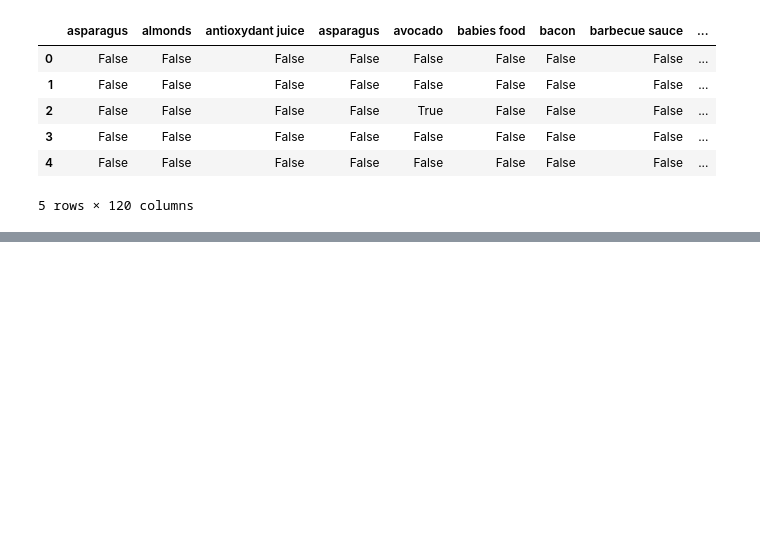
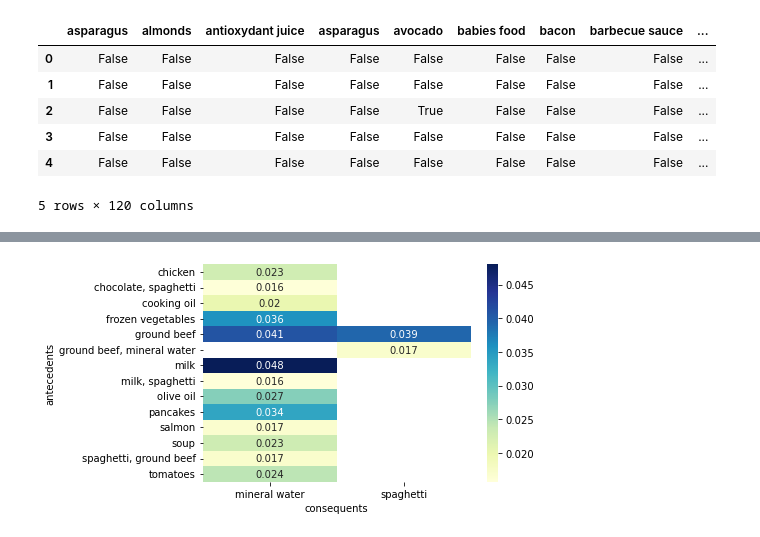
Before and after one commit to Alf-caput/LAB02_ReglasYPatronesSecuenciales, a Jupyter notebook: Practica_1_Reglas_de_Asociacion_Ruben.ipynb, the cells around one changed output, grey strips where cells are left out. Saved outputs shown, nothing was run; the diff lists cells and outputs as text; code cells hidden in the pictures; blank space fills up the shorter version.

```diff
--- a/Practica_1_Reglas_de_Asociacion_Ruben.ipynb
+++ b/Practica_1_Reglas_de_Asociacion_Ruben.ipynb
@@ -126,11 +126,12 @@ frequent_itemsets
 # %%
 reglas = association_rules(frequent_itemsets, metric="confidence", min_threshold=0.1)
 
-reglas_alta_confianza = reglas[reglas['confidence'] > 0.45]
+reglas_alta_confianza = reglas[reglas['confidence'] > 0.35]
 
 antecedentes = reglas_alta_confianza['antecedents'].apply(lambda x: list(x)).tolist()
 consecuentes = reglas_alta_confianza['consequents'].apply(lambda x: list(x)).tolist()
 
 for index, (antecedent, consequent) in enumerate(zip(antecedentes, consecuentes)):
     print(f"Regla {index + 1}: Antecedente: {antecedent} => Consecuente: {consequent}")
+reglas_alta_confianza
 # %% [output]
@@ -213,0 +275,9 @@ plt.show()
+# %%
+reglas_alta_confianza.loc[:, 'antecedents'] = reglas_alta_confianza['antecedents'].apply(lambda x: ', '.join(list(x)))
+reglas_alta_confianza.loc[:, 'consequents'] = reglas_alta_confianza['consequents'].apply(lambda x: ', '.join(list(x)))
+
+pivot = reglas_alta_confianza.pivot(index='antecedents', columns='consequents', values='support')
+sns.heatmap(pivot, annot=True, cmap='YlGnBu')
+plt.show()
+# %% [output]
+[figure, added]
```
Also changed, not shown: parts of 15 cells of this notebook.
